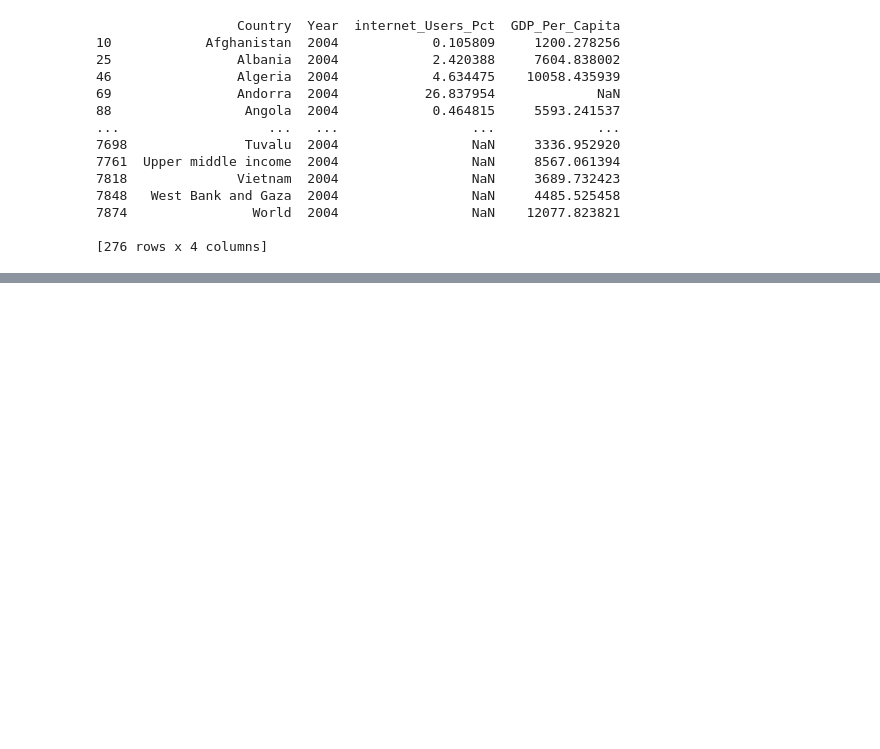
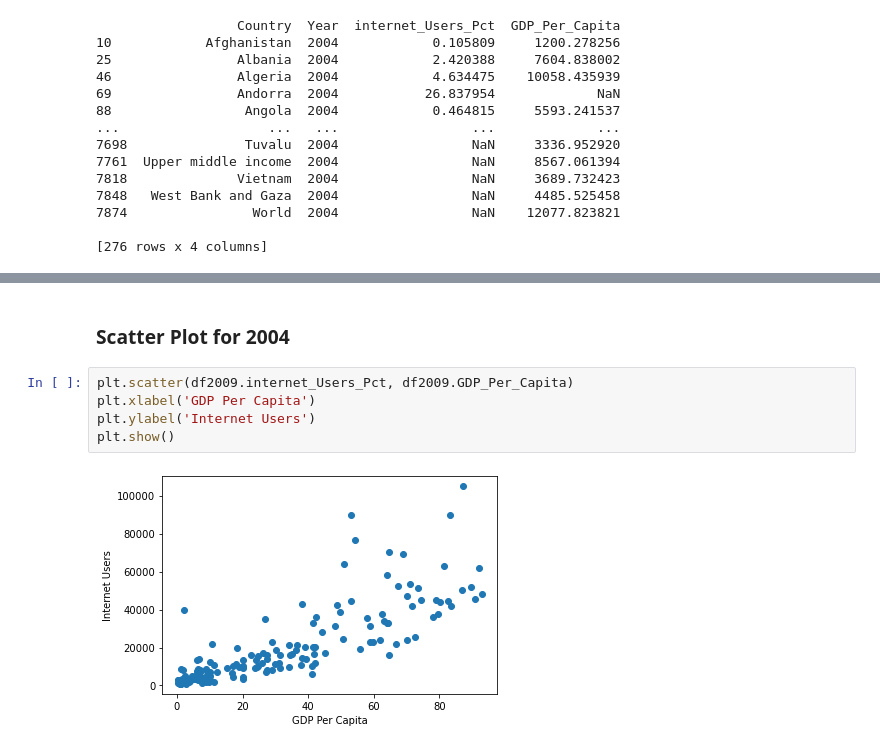
Before and after one commit to NSS-Data-Analytics-Cohort-7/gdp-and-internet-usage-Tyost24, a Jupyter notebook: Notebooks/GDP_Internet_Usage.ipynb, the cells around one changed output, grey strips where cells are left out. Drawn from its saved outputs; the diff is of its cells as text; blank space fills up the shorter version.

```diff
--- a/Notebooks/GDP_Internet_Usage.ipynb
+++ b/Notebooks/GDP_Internet_Usage.ipynb
@@ -418,0 +457,9 @@ Name: 1069, dtype: object
+# %% [markdown]
+### Scatter Plot for 2004
+# %%
+plt.scatter(df2009.internet_Users_Pct, df2009.GDP_Per_Capita)
+plt.xlabel('GDP Per Capita')
+plt.ylabel('Internet Users')
+plt.show()
+# %% [output]
+[figure, added]
```
Also changed, not shown: parts of 47 cells of this notebook.
